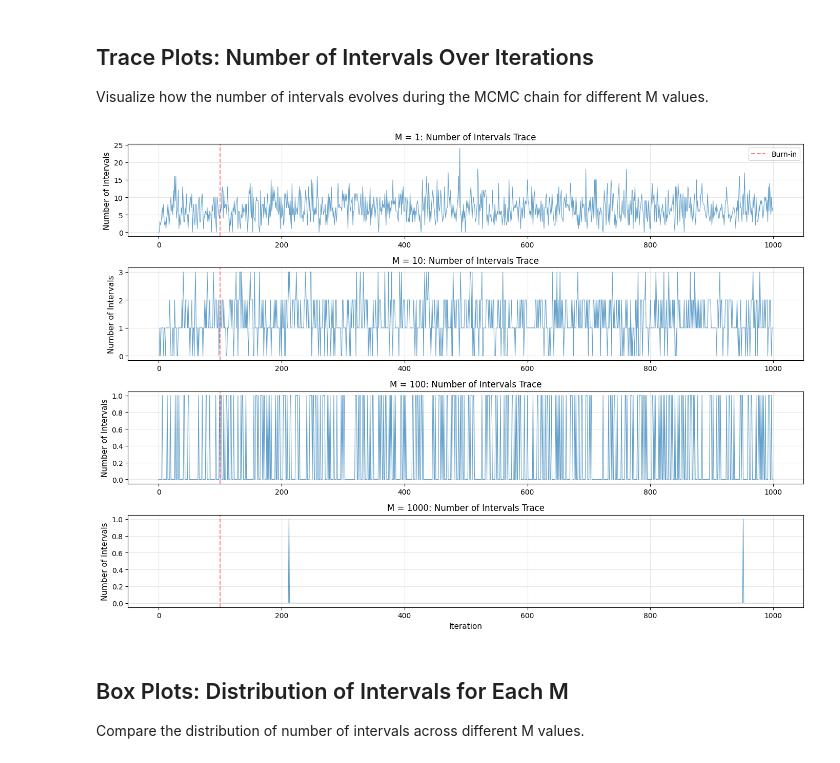
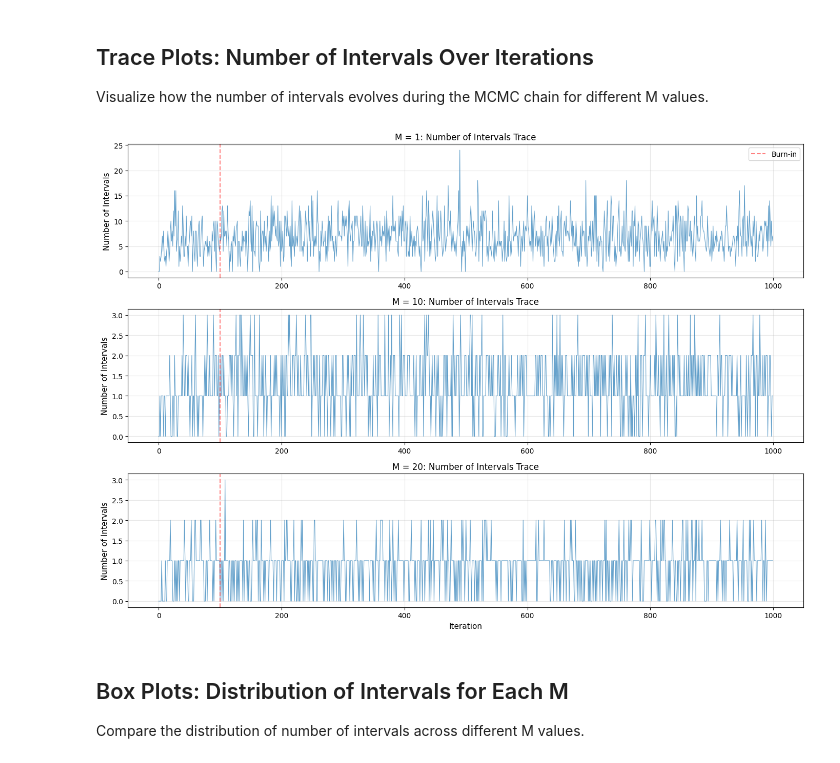
Before and after one commit to guillerminasenn/mess-internal, a Jupyter notebook: notebooks/06_mess_uniform_varying_m.ipynb, the cells around one changed output. Cells and saved outputs as stored; diff of their text form; code cells hidden in the pictures.

```diff
--- a/notebooks/06_mess_uniform_varying_m.ipynb
+++ b/notebooks/06_mess_uniform_varying_m.ipynb
@@ -40,6 +40,7 @@ seed = 42
 
 # MESS M values to test
 M_values = [1, 2, 5, 10, 25, 50, 75, 100, 500, 1000]
+M_values = [1, 10, 20]
 
 print(f"Experiment setup:")
 print(f"  D = {D}")
@@ -236,27 +230,27 @@ M          Mean Int.       Std Dev         Median          Time (s)
 Visualize how the number of intervals evolves during the MCMC chain for different M values.
 # %%
 # Select a subset of M values for trace plot visualization
-M_subset = [1, 10, 100]
+M_subset = [1, 10, 20]
 
 fig, axes = plt.subplots(len(M_subset), 1, figsize=(14, 10))
 
 for idx, M in enumerate(M_subset):
     ax = axes[idx]
     intervals_trace = results['intervals'][M]
     ax.plot(intervals_trace, alpha=0.7, linewidth=0.8)
     ax.axvline(burn_in, color='red', linestyle='--', alpha=0.5, label='Burn-in')
     ax.set_ylabel('Number of Intervals', fontsize=11)
     ax.set_title(f'M = {M}: Number of Intervals Trace', fontsize=12)
     ax.grid(True, alpha=0.3)
     if idx == len(M_subset) - 1:
         ax.set_xlabel('Iteration', fontsize=11)
     if idx == 0:
         ax.legend()
 
 plt.tight_layout()
 plt.show()
 # %% [output]
-[figure, old version]
+[figure, new version]
 # %% [markdown]
 ## Box Plots: Distribution of Intervals for Each M
 
```
Also changed, not shown: parts of 12 cells of this notebook, 4 other files.
